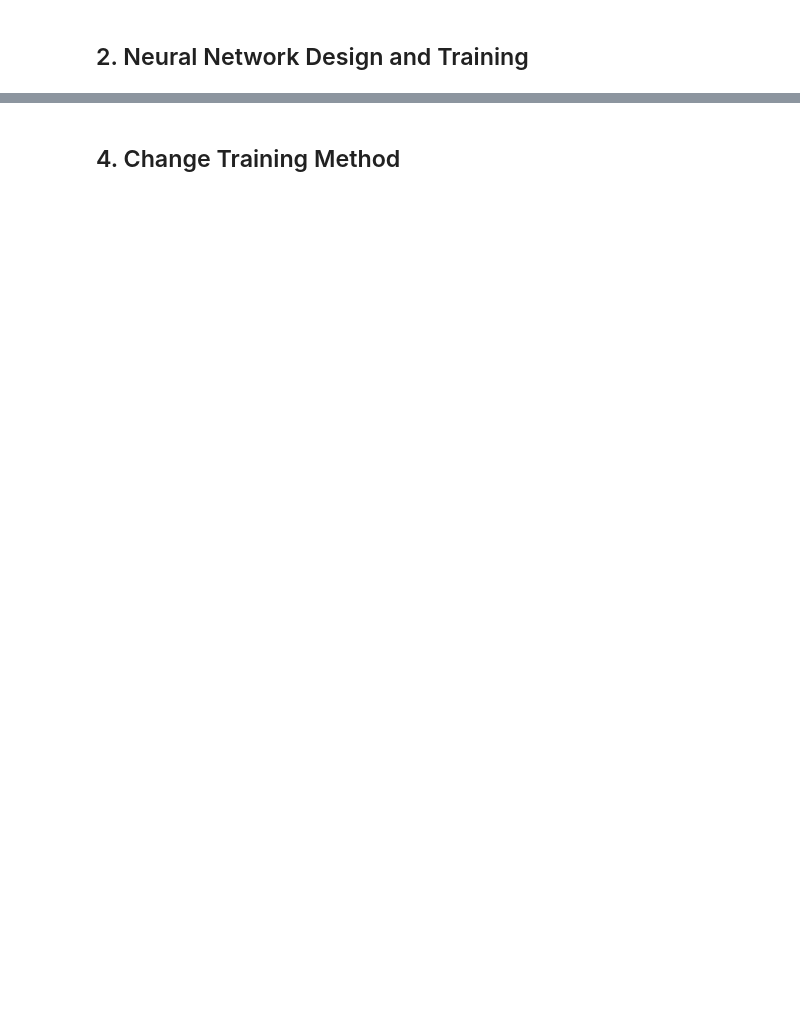
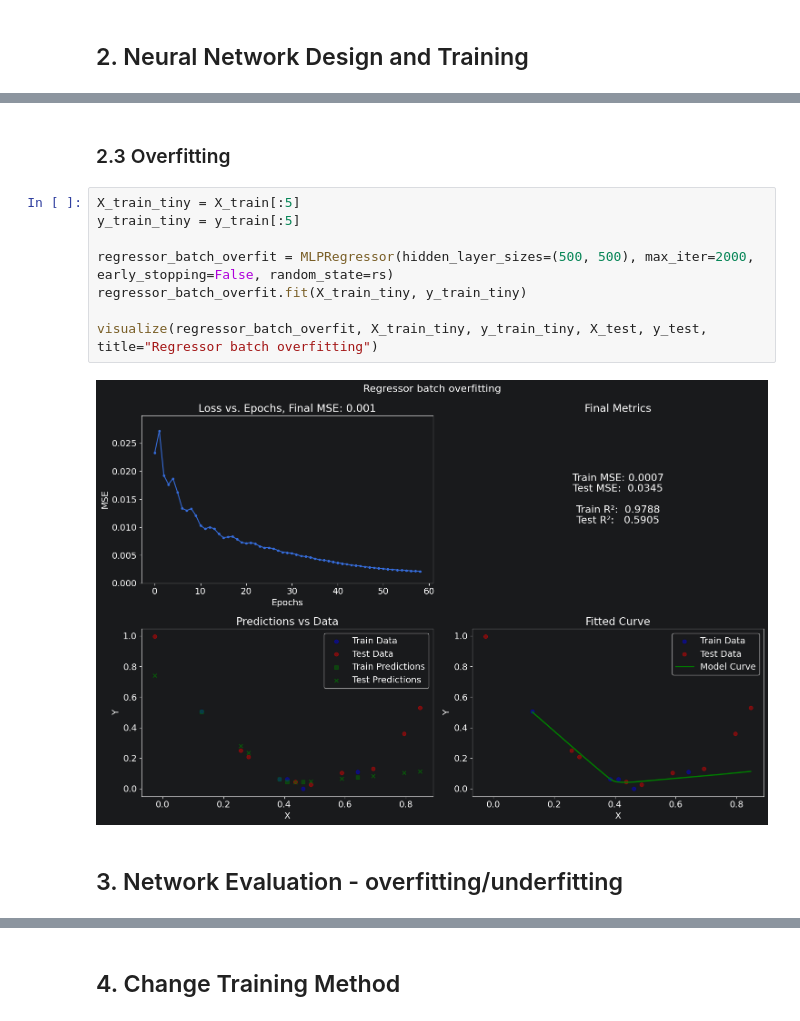
Before and after one commit to druidmentalized/MIWTutorials, a Jupyter notebook: Project3/regression.ipynb, the cells around one changed output, grey strips where cells are left out. Cells and saved outputs as stored; diff of their text form; blank space fills up the shorter version.

```diff
--- a/Project3/regression.ipynb
+++ b/Project3/regression.ipynb
@@ -34,0 +42,14 @@ visualize(regressor, X_train, y_train, X_test, y_test)
+# %% [markdown]
+### 2.3 Overfitting
+# %%
+X_train_tiny = X_train[:5]
+y_train_tiny = y_train[:5]
+
+regressor_batch_overfit = MLPRegressor(hidden_layer_sizes=(500, 500), max_iter=2000, early_stopping=False, random_state=rs)
+regressor_batch_overfit.fit(X_train_tiny, y_train_tiny)
+
+visualize(regressor_batch_overfit, X_train_tiny, y_train_tiny, X_test, y_test, title="Regressor batch overfitting")
+# %% [output]
+[figure, added]
+# %% [markdown]
+## 3. Network Evaluation - overfitting/underfitting
```
Also changed, not shown: parts of 11 cells of this notebook.
